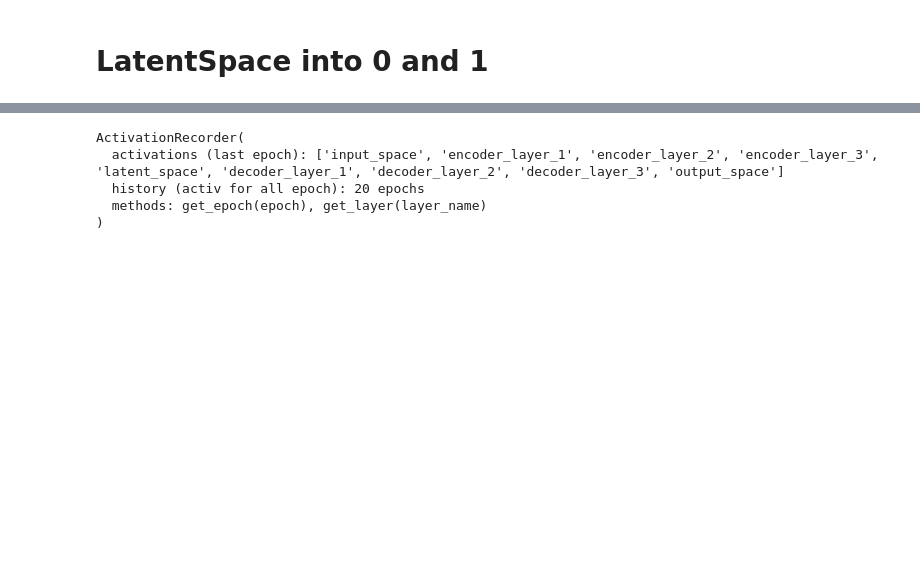
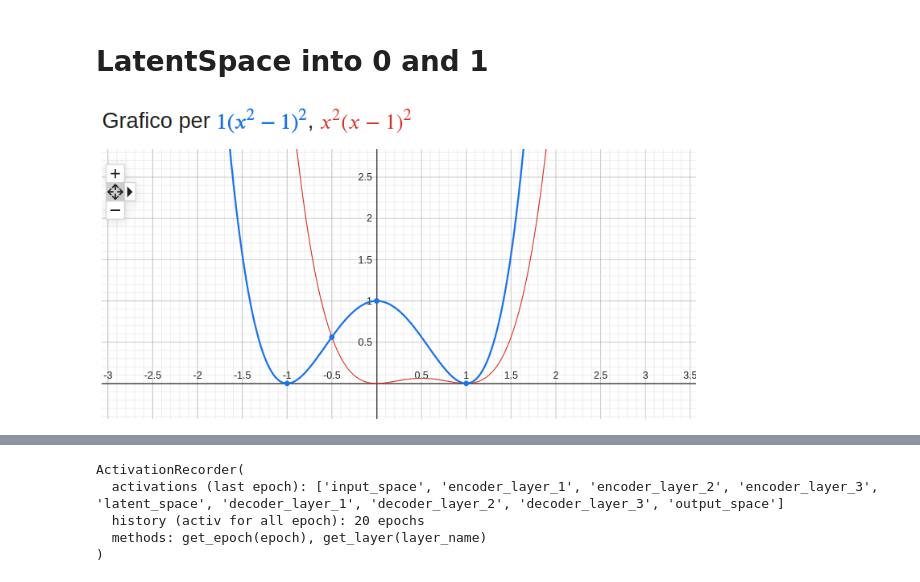
Before and after one commit to FrancescoLR02/InformationTheoryProject, a Jupyter notebook: Restyle.ipynb, the cells around one changed output, grey strips where cells are left out. Cells and saved outputs as stored; diff of their text form; code cells hidden in the pictures; blank space fills up the shorter version.

```diff
--- a/Restyle.ipynb
+++ b/Restyle.ipynb
@@ -535,6 +535,10 @@ class ChannelAnalyzer:
         return {"latent_mse": avg_latent_mse, "direct_mse": avg_direct_mse, "improvement": improvement}
 # %% [markdown]
 # LatentSpace into 0 and 1
+# %%
+Image(filename="Images/PenalizationLoss.png", width=600, height=500)
+# %% [output]
+[figure, added]
 # %%
 exp = ExperimentConfig(
     name="ForceLatentSpace",
```
Also changed, not shown: parts of 9 cells of this notebook, 3 other files.
